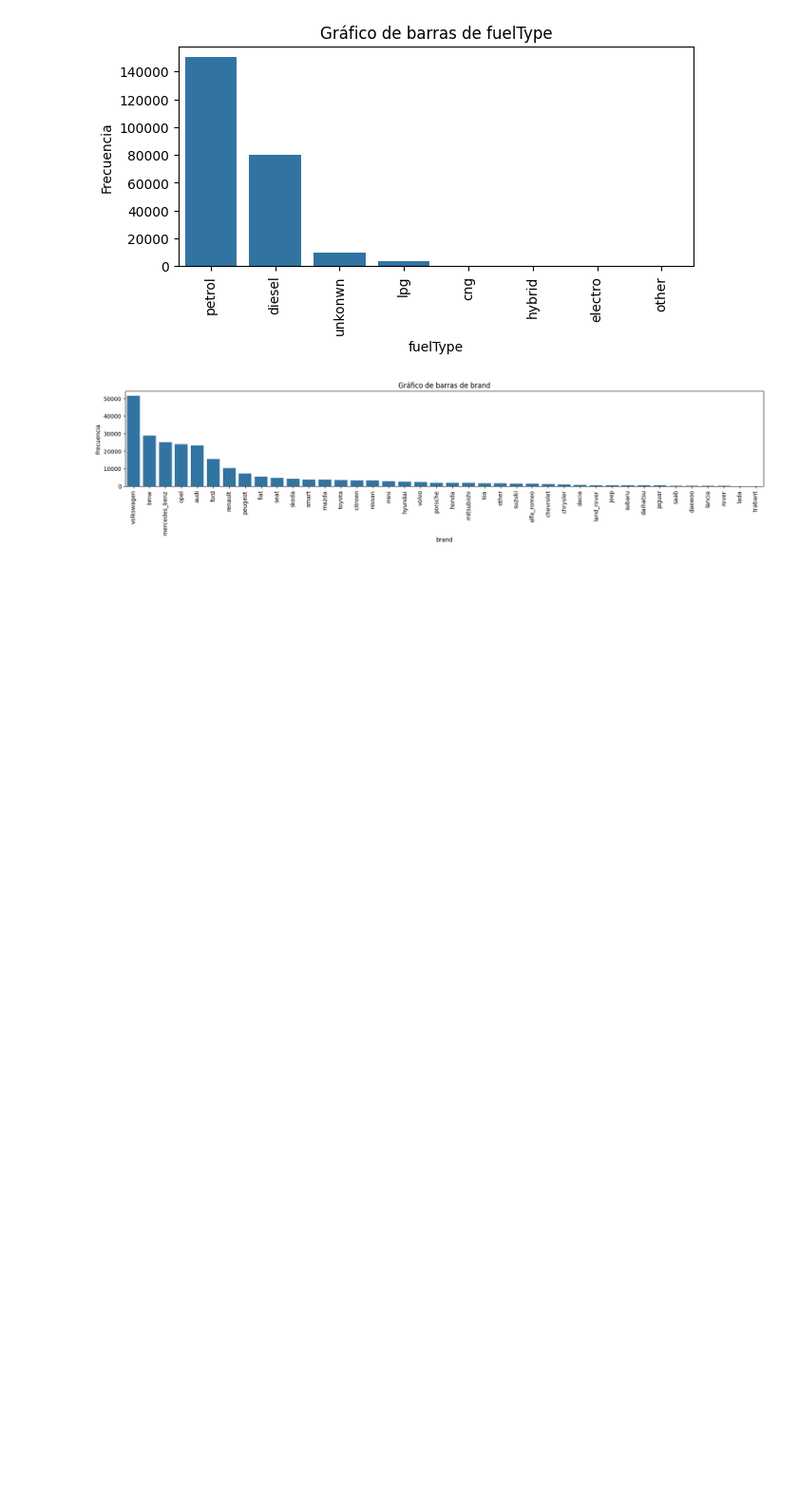
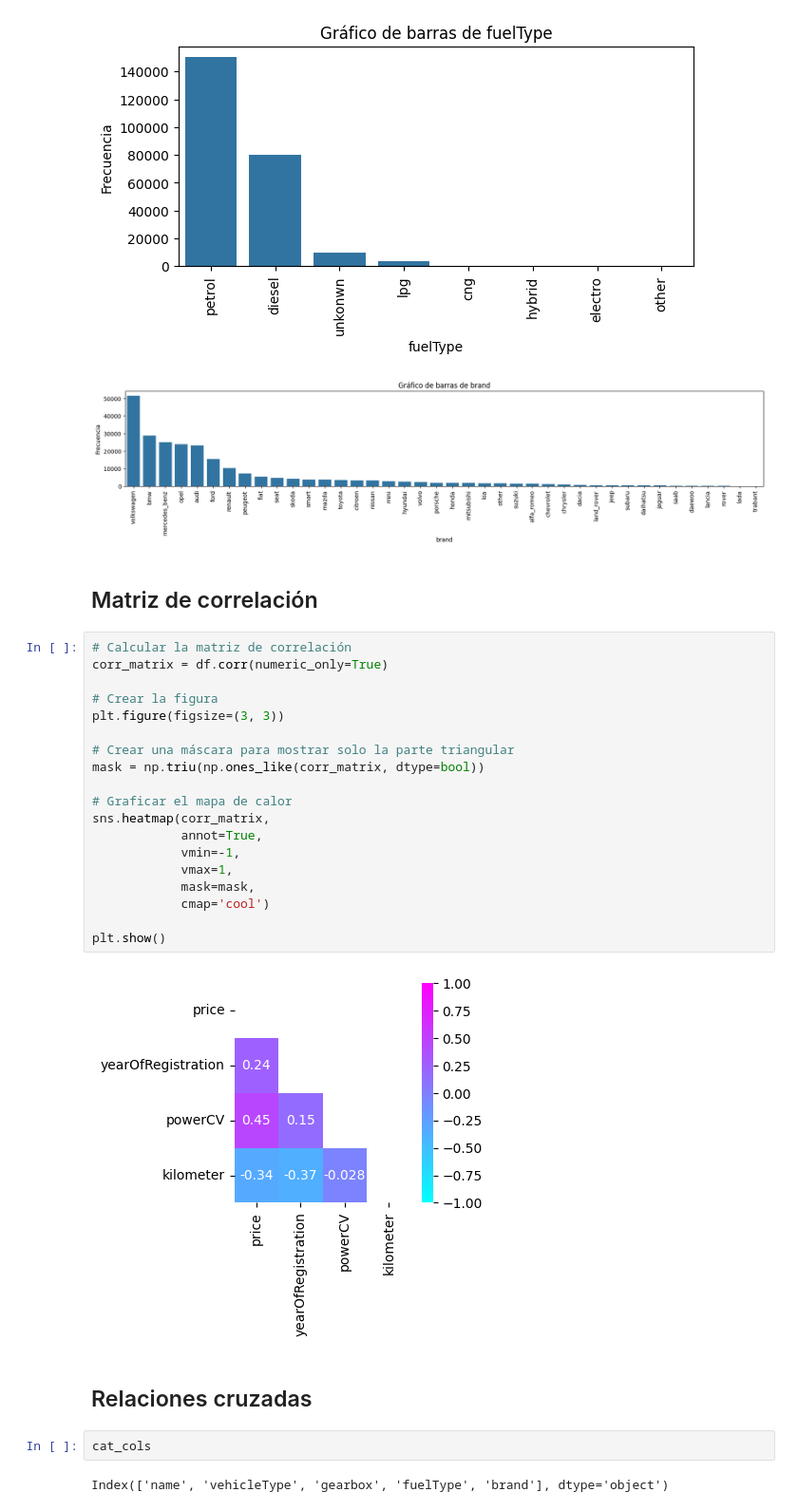
Before and after one commit to SupernovaIa/Project-ML-CarPricePrediction, a Jupyter notebook: notebook/03-EDA.ipynb, the cells around one changed output. Shown at 95% size. Saved outputs shown, nothing was run; the diff lists cells and outputs as text; blank space fills up the shorter version.

```diff
--- a/notebook/03-EDA.ipynb
+++ b/notebook/03-EDA.ipynb
@@ -339,3 +335,32 @@ for col in cat_cols:
 [figure]
 [figure]
 [figure]
+# %% [markdown]
+## Matriz de correlación
+# %%
+# Calcular la matriz de correlación
+corr_matrix = df.corr(numeric_only=True)
+
+# Crear la figura
+plt.figure(figsize=(3, 3))
+
+# Crear una máscara para mostrar solo la parte triangular
+mask = np.triu(np.ones_like(corr_matrix, dtype=bool))
+
+# Graficar el mapa de calor
+sns.heatmap(corr_matrix,
+            annot=True,
+            vmin=-1,
+            vmax=1,
+            mask=mask,
+            cmap='cool')
+
+plt.show()
+# %% [output]
+[figure, added]
+# %% [markdown]
+## Relaciones cruzadas
+# %%
+cat_cols
+# %% [output]
+Index(['name', 'vehicleType', 'gearbox', 'fuelType', 'brand'], dtype='object')
```
Also changed, not shown: parts of 13 cells of this notebook, 1 other file.
